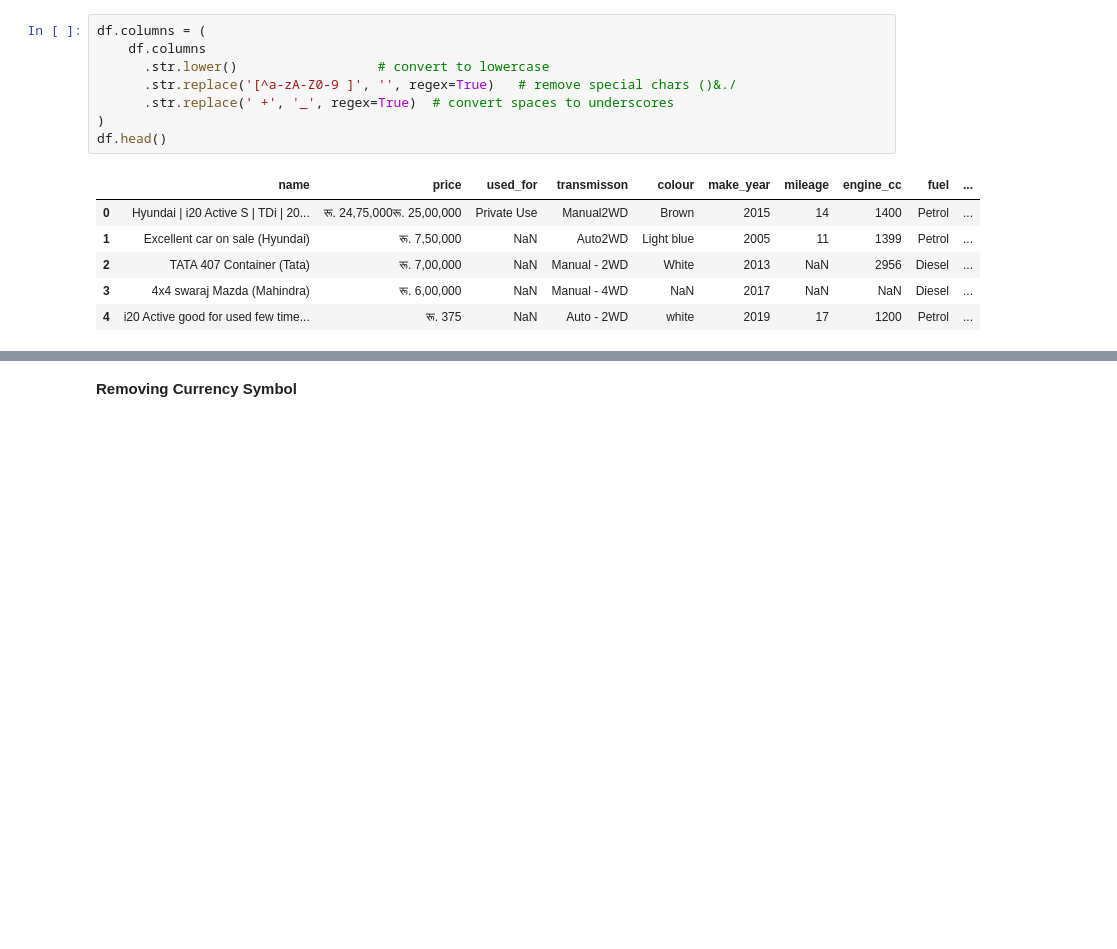
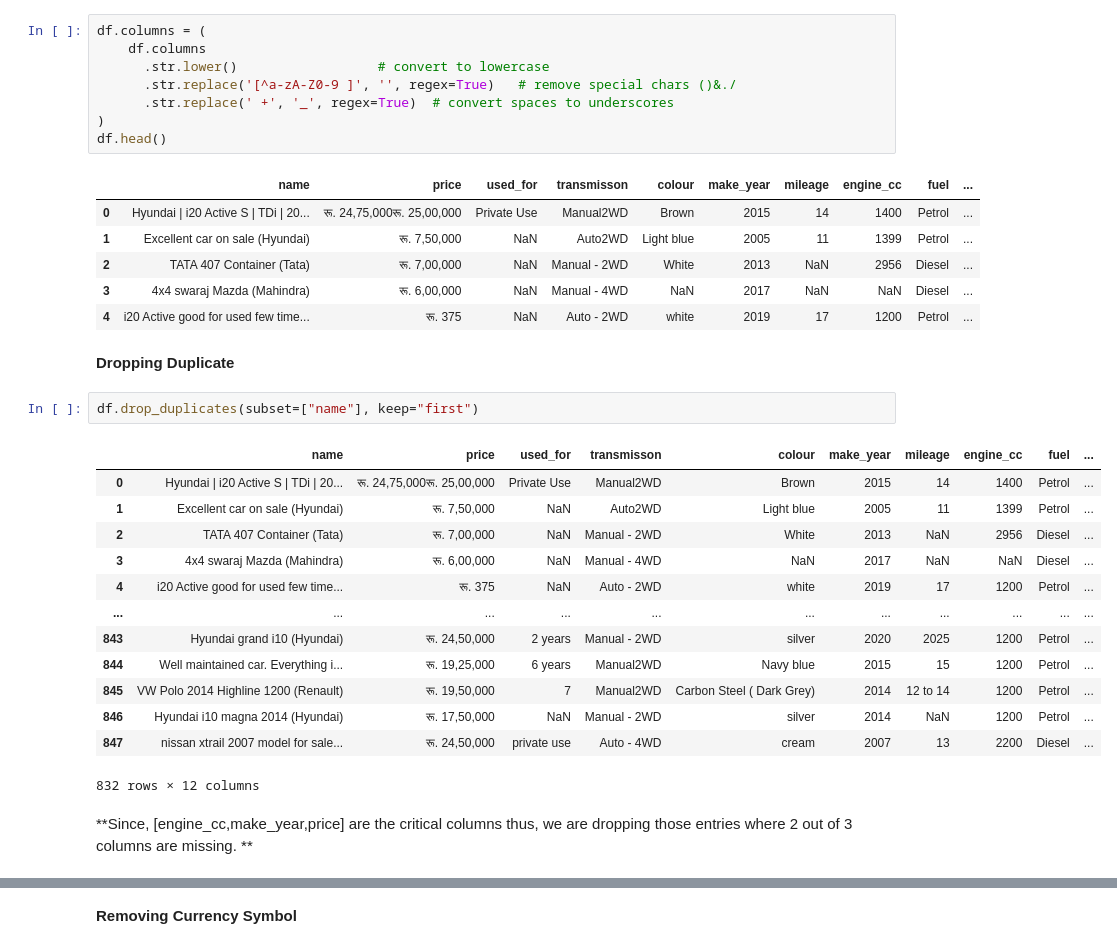
Before and after one commit to GauravKBhatt/Exploratory_Data_Analysis, a Jupyter notebook: src/data_cleaning.ipynb, the cells around one changed output, grey strips where cells are left out. Cells and saved outputs as stored; diff of their text form; blank space fills up the shorter version.

```diff
--- a/src/data_cleaning.ipynb
+++ b/src/data_cleaning.ipynb
@@ -33,3 +34,23 @@ df.head()
 | 2 | TATA 407 Container (Tata) | रू. 7,00,000 | NaN | Manual - 2WD | White | 2013 | NaN | 2956 | Diesel | ... |
 | 3 | 4x4 swaraj Mazda (Mahindra) | रू. 6,00,000 | NaN | Manual - 4WD | NaN | 2017 | NaN | NaN | Diesel | ... |
 | 4 | i20 Active good for used few time... | रू. 375 | NaN | Auto - 2WD | white | 2019 | 17 | 1200 | Petrol | ... |
+# %% [markdown]
+**Dropping Duplicate**
+# %%
+df.drop_duplicates(subset=["name"], keep="first")
+# %% [output]
+|  | name | price | used_for | transmisson | colour | make_year | mileage | engine_cc | fuel | ... |
+| 0 | Hyundai | i20 Active S | TDi | 20... | रू. 24,75,000रू. 25,00,000 | Private Use | Manual2WD | Brown | 2015 | 14 | 1400 | Petrol | ... |
+| 1 | Excellent car on sale (Hyundai) | रू. 7,50,000 | NaN | Auto2WD | Light blue | 2005 | 11 | 1399 | Petrol | ... |
+| 2 | TATA 407 Container (Tata) | रू. 7,00,000 | NaN | Manual - 2WD | White | 2013 | NaN | 2956 | Diesel | ... |
+| 3 | 4x4 swaraj Mazda (Mahindra) | रू. 6,00,000 | NaN | Manual - 4WD | NaN | 2017 | NaN | NaN | Diesel | ... |
+| 4 | i20 Active good for used few time... | रू. 375 | NaN | Auto - 2WD | white | 2019 | 17 | 1200 | Petrol | ... |
+| ... | ... | ... | ... | ... | ... | ... | ... | ... | ... | ... |
+| 843 | Hyundai grand i10 (Hyundai) | रू. 24,50,000 | 2 years | Manual - 2WD | silver | 2020 | 2025 | 1200 | Petrol | ... |
+| 844 | Well maintained car. Everything i... | रू. 19,25,000 | 6 years | Manual2WD | Navy blue | 2015 | 15 | 1200 | Petrol | ... |
+| 845 | VW Polo 2014 Highline 1200 (Renault) | रू. 19,50,000 | 7 | Manual2WD | Carbon Steel ( Dark Grey) | 2014 | 12 to 14 | 1200 | Petrol | ... |
+| 846 | Hyundai i10 magna 2014 (Hyundai) | रू. 17,50,000 | NaN | Manual - 2WD | silver | 2014 | NaN | 1200 | Petrol | ... |
+| 847 | nissan xtrail 2007 model for sale... | रू. 24,50,000 | private use | Auto - 4WD | cream | 2007 | 13 | 2200 | Diesel | ... |
+832 rows × 12 columns
+# %% [markdown]
+**Since, [engine_cc,make_year,price] are the critical columns thus, we are dropping those entries  where 2 out of 3 columns are missing. **
```
Also changed, not shown: parts of 15 cells of this notebook, 1 other file.
